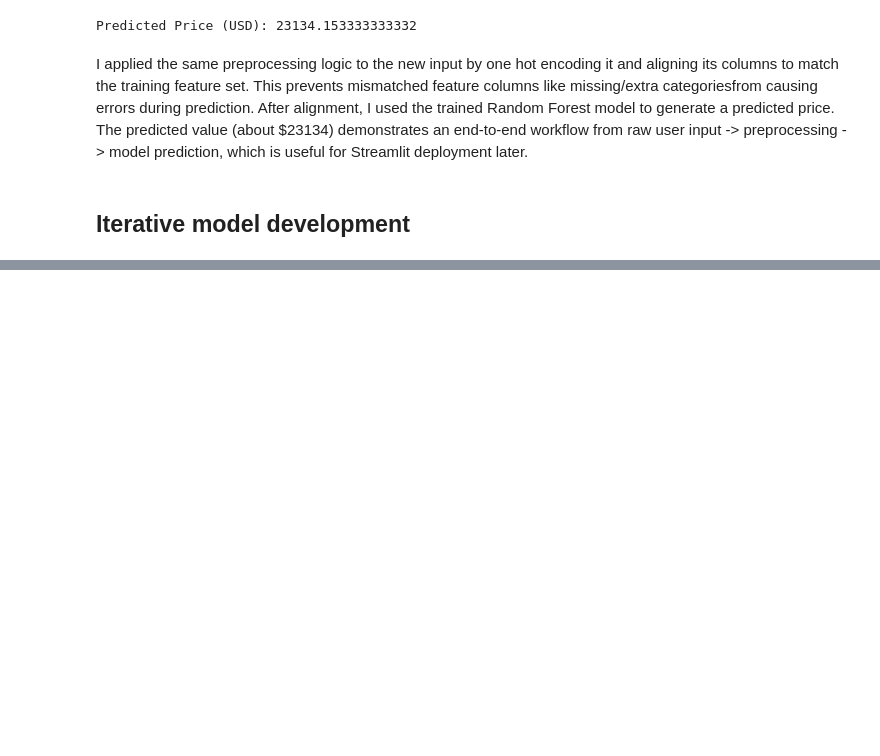
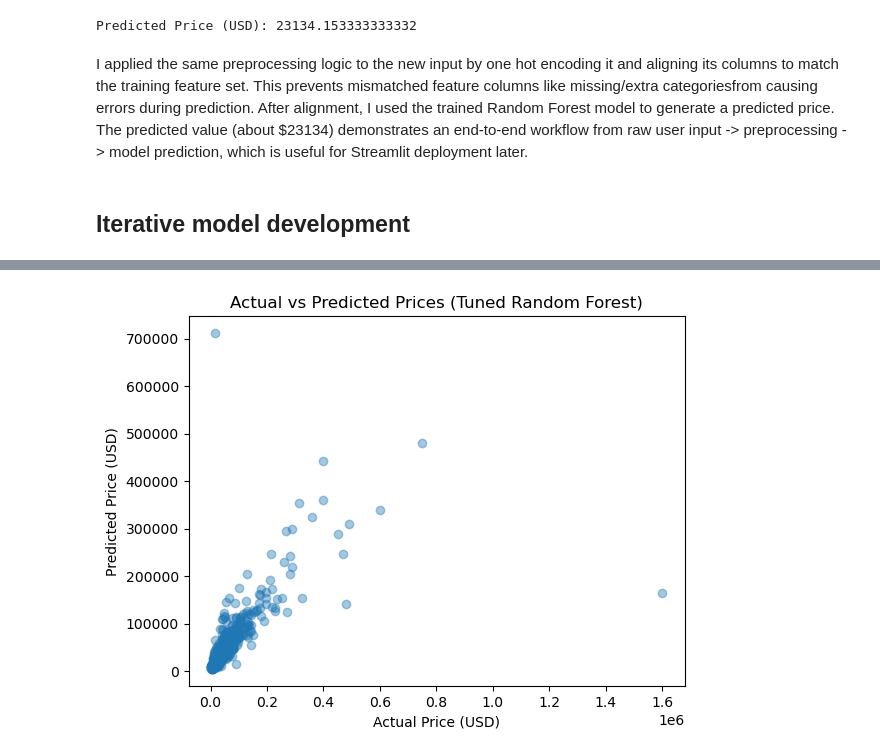
Before and after one commit to Amirul36/mldp-used-car-price, a Jupyter notebook: MLDP Program Codes Submission Template.ipynb, the cells around one changed output, grey strips where cells are left out. Drawn from its saved outputs; the diff is of its cells as text; code cells hidden in the pictures; blank space fills up the shorter version.

```diff
--- a/MLDP Program Codes Submission Template.ipynb
+++ b/MLDP Program Codes Submission Template.ipynb
@@ -1271,0 +1304,20 @@ I applied the same preprocessing logic to the new input by one hot encoding it a
+# %%
+# RandomizedSearchCV setup
+rf_base = RandomForestRegressor(random_state=random_state, n_jobs=-1)
+
+random_search = RandomizedSearchCV(
+    estimator=rf_base,
+    param_distributions=param_dist,
+    n_iter=10,                      # number of random combinations tested
+    scoring="neg_mean_absolute_error",
+    cv=5,
+    random_state=random_state,
+    n_jobs=-1,
+    verbose=1
+)
+
+# Fit on training data (after feature engineering)
+random_search.fit(X_train, y_train)
+
+print("Best parameters:", random_search.best_params_)
+print("Best CV MAE:", -random_search.best_score_)
@@ -1271,0 +1339,18 @@ I applied the same preprocessing logic to the new input by one hot encoding it a
+# %%
+from sklearn.metrics import mean_absolute_error, mean_squared_error, r2_score
+import numpy as np
+
+# Best tuned model
+rf_tuned = random_search.best_estimator_
+
+# Predict on test set
+y_pred_tuned = rf_tuned.predict(X_test)
+
+# Metrics
+mae_tuned = mean_absolute_error(y_test, y_pred_tuned)
+rmse_tuned = np.sqrt(mean_squared_error(y_test, y_pred_tuned))
+r2_tuned = r2_score(y_test, y_pred_tuned)
+
+print("Tuned Random Forest MAE:", mae_tuned)
+print("Tuned Random Forest RMSE:", rmse_tuned)
+print("Tuned Random Forest R2:", r2_tuned)
@@ -1271,0 +1389,9 @@ I applied the same preprocessing logic to the new input by one hot encoding it a
+# %%
+plt.figure()
+plt.scatter(y_test, y_pred_tuned, alpha=0.4)
+plt.title("Actual vs Predicted Prices (Tuned Random Forest)")
+plt.xlabel("Actual Price (USD)")
+plt.ylabel("Predicted Price (USD)")
+plt.show()
+# %% [output]
+[figure, added]
```
Also changed, not shown: parts of 23 cells of this notebook.
